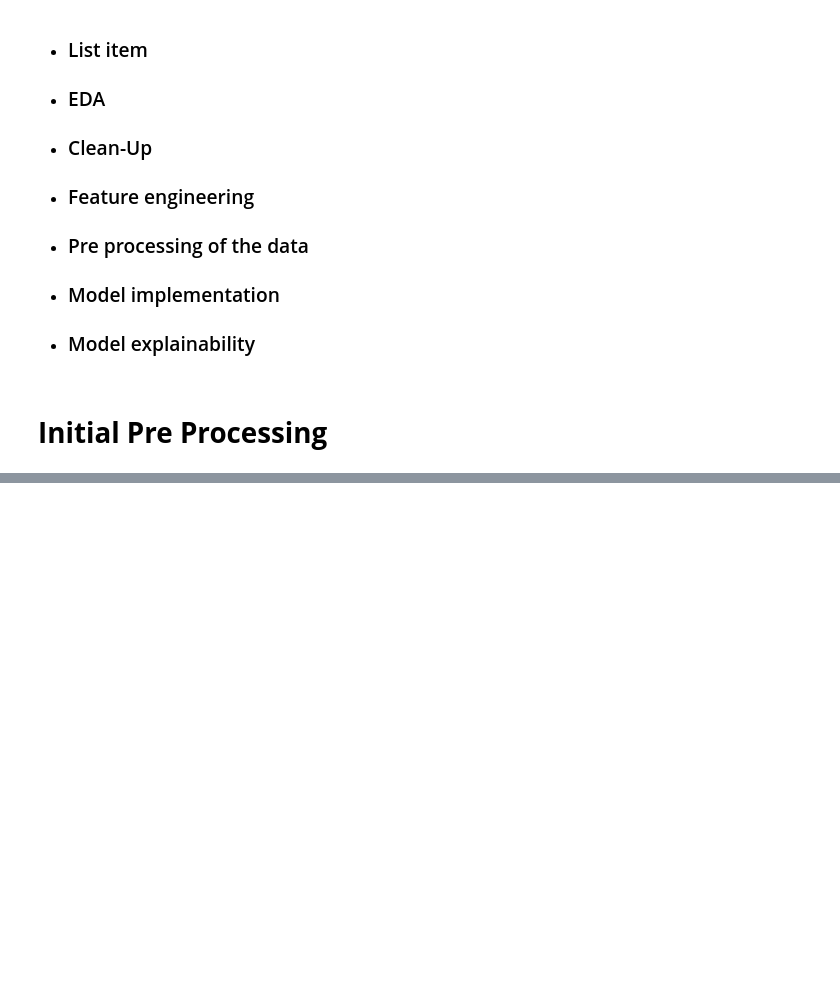
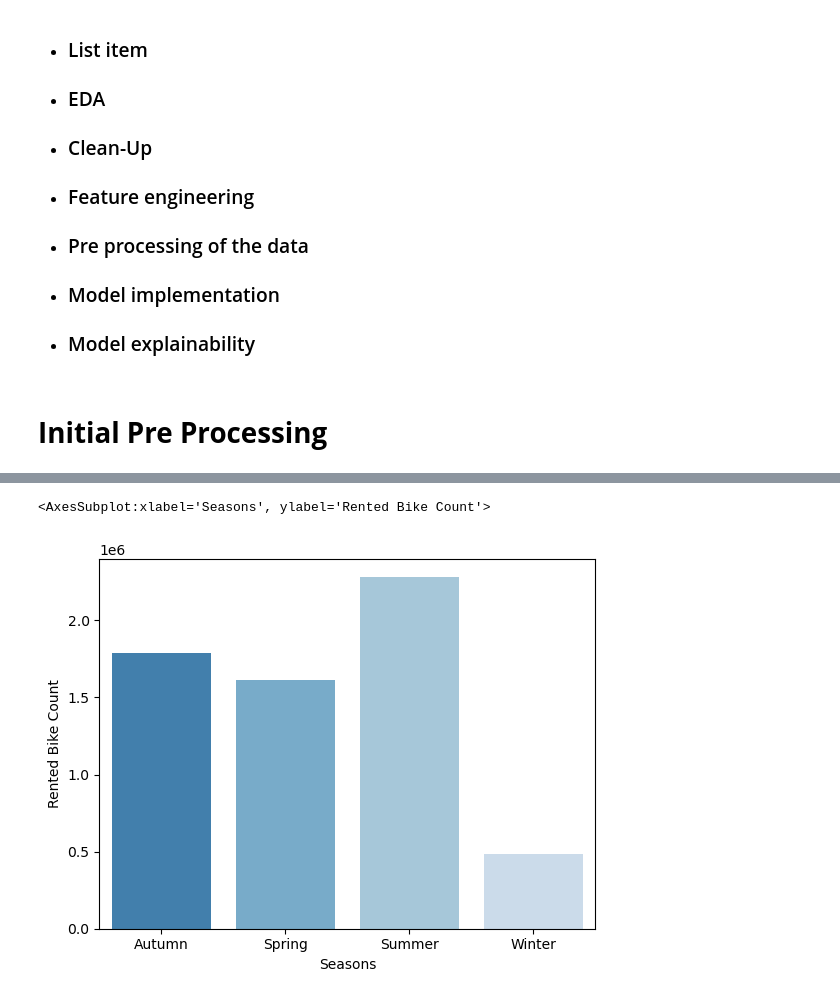
Before and after one commit to vishant750/bike_sharing_demand_prediction, a Jupyter notebook: Bike_sharing_demad_prediction.ipynb, the cells around one changed output, grey strips where cells are left out. Drawn from its saved outputs; the diff is of its cells as text; code cells hidden in the pictures; blank space fills up the shorter version.

```diff
--- a/Bike_sharing_demad_prediction.ipynb
+++ b/Bike_sharing_demad_prediction.ipynb
@@ -45,0 +68,3 @@
+# %%
+#Loading the dataset
+bike_sharing_df=pd.read_csv(r'C:\Users\91706\Downloads\SeoulBikeData (1).csv',encoding='unicode_escape')
@@ -45,0 +155,5 @@
+# %%
+#Using group by to see analyse 'Season' categorial column effect on 'Rented Bike count'
+bike_sharing_season_df=bike_sharing_df.groupby('Seasons')['Rented Bike Count'].sum().reset_index()
+bike_sharing_season_df.set_index('Seasons',inplace=True)
+bike_sharing_season_df
@@ -45,0 +167,6 @@
+# %%
+#Visual analysis on 'Season' column
+sns.barplot(x=bike_sharing_season_df.index,y=bike_sharing_season_df.columns[0],data=bike_sharing_season_df,palette='tab20c')
+# %% [output]
+<AxesSubplot:xlabel='Seasons', ylabel='Rented Bike Count'>
+[figure, added]
```
Also changed, not shown: parts of 30 cells of this notebook.
